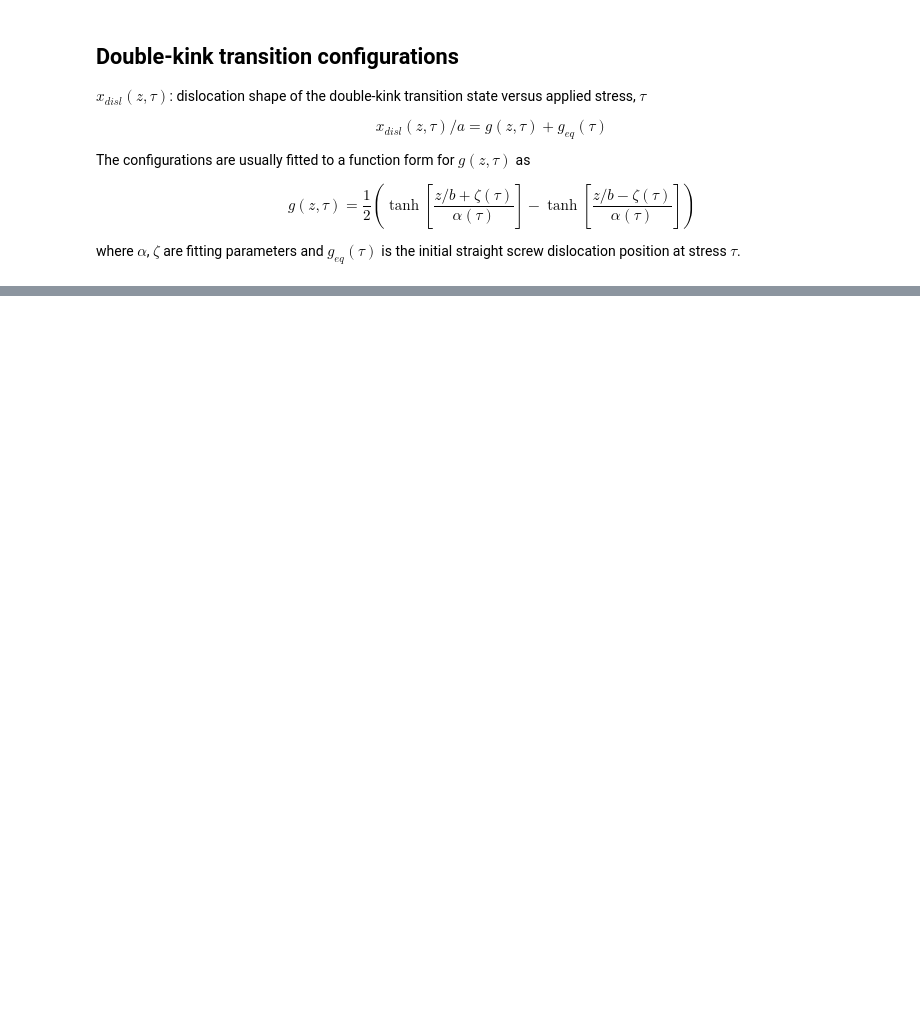
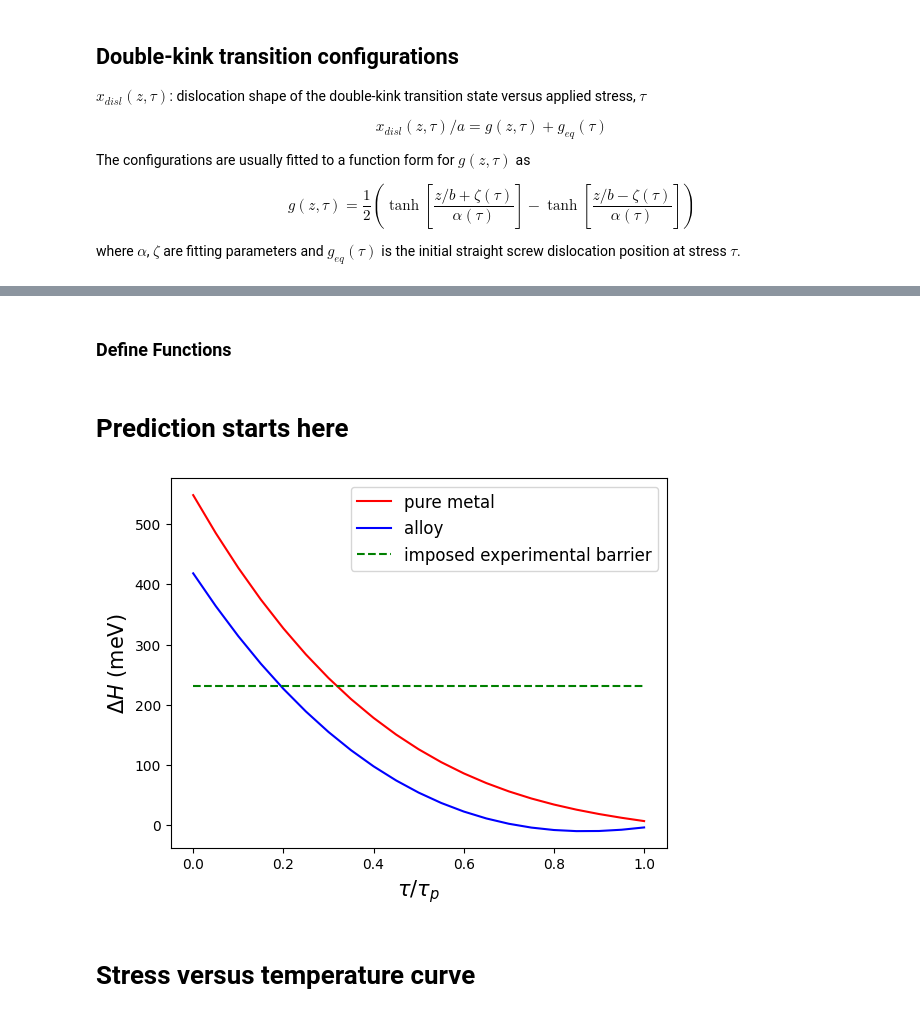
Before and after one commit to alirezaghafarollahi2/SoluteStrengtheningDiluteDK, a Jupyter notebook: SoluteStrengtheningDK.ipynb, the cells around one changed output, grey strips where cells are left out. Saved outputs shown, nothing was run; the diff lists cells and outputs as text; code cells hidden in the pictures; blank space fills up the shorter version.

```diff
--- a/SoluteStrengtheningDK.ipynb
+++ b/SoluteStrengtheningDK.ipynb
@@ -42,0 +112,2 @@ geq_interp = interp1d(x_geq, y_geq, kind='cubic')
+# %% [markdown]
+### Define Functions
@@ -42,0 +182,25 @@ geq_interp = interp1d(x_geq, y_geq, kind='cubic')
+# %% [markdown]
+# Prediction starts here
+# %%
+c = 0.03 # solute concentration
+DEp0 = 178 # solute/screw interaction energy parameter (meV), independent from c
+N = 170 # number of double-kink nucleation sites in a dislocation of length L; L/l_dk
+T = 150 # Temperature
+tau_p = 380 # Peierls stress (MPa) for pure metal (from experiment or simulation)
+strain_rate_exp = 1.7*10**(-4) # experimental strain rate
+strain_rate = 10**(4) # reference strain rate
+
+# Just to give you a taste
+stress = yield_stress_double_kink(c=c,
+                         N=N,
+                         T = T,
+                         DEp0=DEp0,
+                         tau_p=tau_p,
+                         strain_rate=strain_rate,
+                         strain_rate_exp=strain_rate_exp,
+                         if_plot=True
+                        )
+# %% [output]
+[figure, added]
+# %% [markdown]
+# Stress versus temperature curve
```
Also changed, not shown: parts of 17 cells of this notebook.
